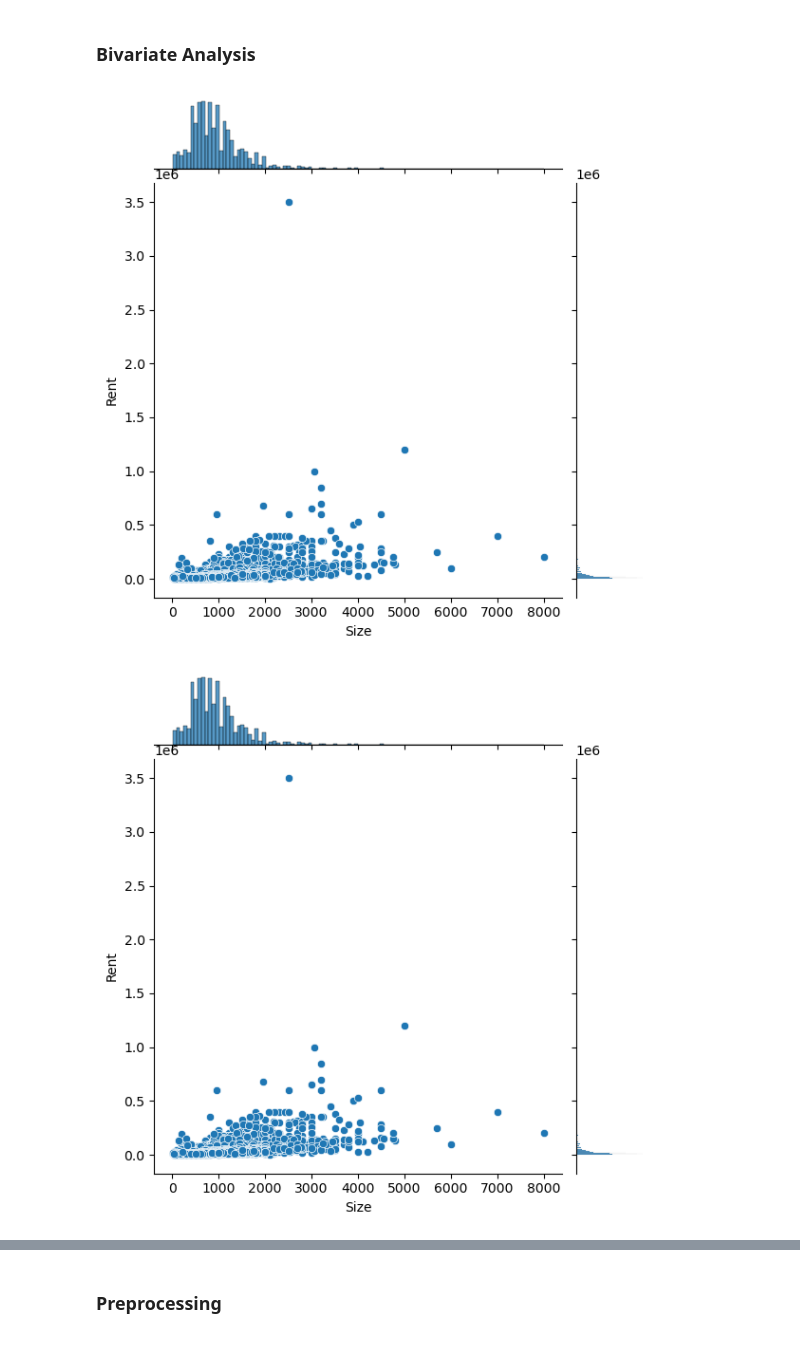
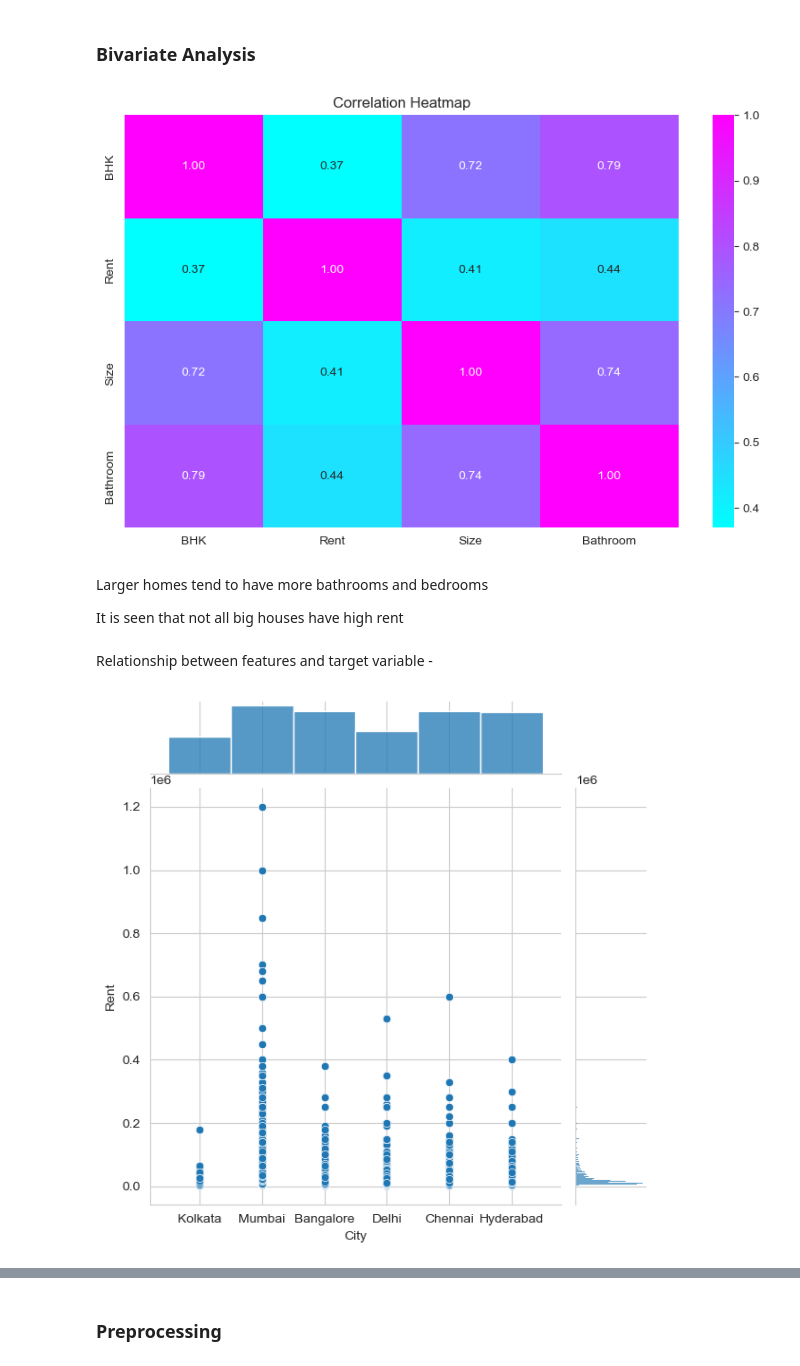
Before and after one commit to suchi-ta/Linear_Regression_model, a Jupyter notebook: regression.ipynb, the cells around one changed output, grey strips where cells are left out. Saved outputs shown, nothing was run; the diff lists cells and outputs as text; code cells hidden in the pictures.

```diff
--- a/regression.ipynb
+++ b/regression.ipynb
@@ -143,0 +140,11 @@ Name: count, dtype: int64
+# %%
+print(data['BHK'].value_counts())
+sns.set_style('whitegrid')
+fig,axes = plt.subplots(figsize=(12,8))
+colors = ['#87ace8','#e3784d', '#6ecc64','#b644e3','#eb7c87', '#EAE509']
+
+ax = sns.countplot(x='BHK',data=data, palette=['#e3784d','#87ace8', '#6ecc64','#b644e3','#eb7c87','#EAE509'])
+for container in ax.containers:
+    ax.bar_label(container)
+plt.title('Frequency of different number of BHKs present in Houses available for Rent',fontsize=15)
+plt.show()
@@ -143,0 +182,8 @@ Name: count, dtype: int64
+# %%
+print(data['Bathroom'].value_counts())
+sns.set_style('whitegrid')
+ax = sns.countplot(x='Bathroom',data=data, palette=['#e3784d','#87ace8', '#6ecc64','#b644e3','#eb7c87','#fab1f3','#86f7d7','#EAE509'])
+for container in ax.containers:
+    ax.bar_label(container)
+plt.title('Frequency of different number of Bathrooms present in Houses available for Rent',fontsize=15)
+plt.show()
@@ -159,0 +232,7 @@ Name: count, dtype: int64
+# %%
+print(data['City'].value_counts())
+sns.set_style('whitegrid')
+
+fig = px.pie(data, names='City', height=700, width= 700, color_discrete_sequence=px.colors.sequential.deep, title='Pie Chart for Houses available for Rent in different cities')
+fig.update_traces(textfont_size=15)
+fig.show()
@@ -211,8 +336,25 @@ size and rent have right skewness
+# %%
+data.drop([1837], axis=0, inplace=True)
+
+fig = px.box(data, x="Rent",title='Boxplot for Rent Prices')
+fig.show()
 # %% [markdown]
 ### Bivariate Analysis
+# %%
+plt.figure(figsize=(10, 6))
+sns.heatmap(numeric_col.corr(), annot=True, cmap='cool', fmt=".2f")
+plt.title("Correlation Heatmap")
+plt.show()
+# %% [output]
+[figure, added]
+# %% [markdown]
+ Larger homes tend to have more bathrooms and bedrooms
+
+It is seen that not all big houses have high rent
+# %% [markdown]
+Relationship between features and target variable -
 # %%
-sns.jointplot(data,x='Size', y='Rent')
+sns.jointplot(data,x='City', y='Rent')
 plt.show()
 # %% [output]
-[figure, old version]
+[figure, new version]
-[figure, removed]
```
Also changed, not shown: parts of 51 cells of this notebook, 1 other file.
